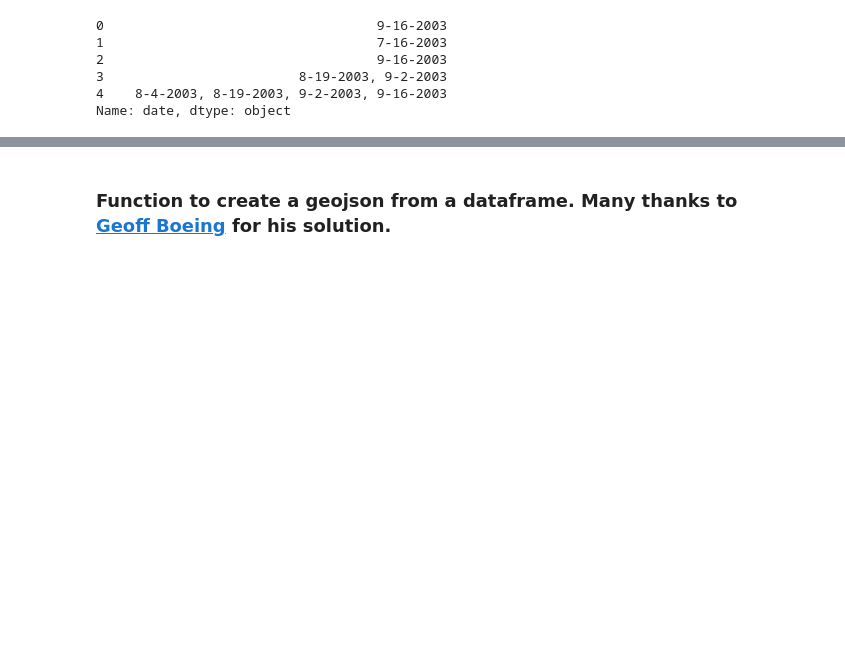
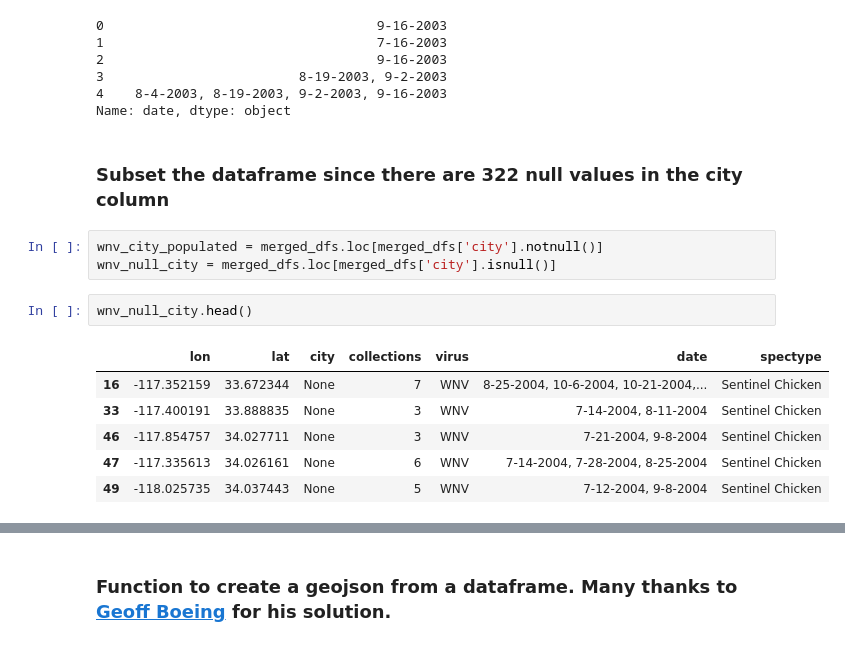
Before and after one commit to bazini627/nmpFinalProject, a Jupyter notebook: wnvDataCleanup.ipynb, the cells around one changed output, grey strips where cells are left out. Drawn from its saved outputs; the diff is of its cells as text; blank space fills up the shorter version.

```diff
--- a/wnvDataCleanup.ipynb
+++ b/wnvDataCleanup.ipynb
@@ -320,3 +321,17 @@ merged_dfs['date'].head()
 3                         8-19-2003, 9-2-2003
 4    8-4-2003, 8-19-2003, 9-2-2003, 9-16-2003
 Name: date, dtype: object
+# %% [markdown]
+### Subset the dataframe since there are 322 null values in the city column
+# %%
+wnv_city_populated = merged_dfs.loc[merged_dfs['city'].notnull()]
+wnv_null_city = merged_dfs.loc[merged_dfs['city'].isnull()]
+# %%
+wnv_null_city.head()
+# %% [output]
+|  | lon | lat | city | collections | virus | date | spectype |
+| 16 | -117.352159 | 33.672344 | None | 7 | WNV | 8-25-2004, 10-6-2004, 10-21-2004,... | Sentinel Chicken |
+| 33 | -117.400191 | 33.888835 | None | 3 | WNV | 7-14-2004, 8-11-2004 | Sentinel Chicken |
+| 46 | -117.854757 | 34.027711 | None | 3 | WNV | 7-21-2004, 9-8-2004 | Sentinel Chicken |
+| 47 | -117.335613 | 34.026161 | None | 6 | WNV | 7-14-2004, 7-28-2004, 8-25-2004 | Sentinel Chicken |
+| 49 | -118.025735 | 34.037443 | None | 5 | WNV | 7-12-2004, 9-8-2004 | Sentinel Chicken |
```
Also changed, not shown: parts of 30 cells of this notebook, 2 other files.
